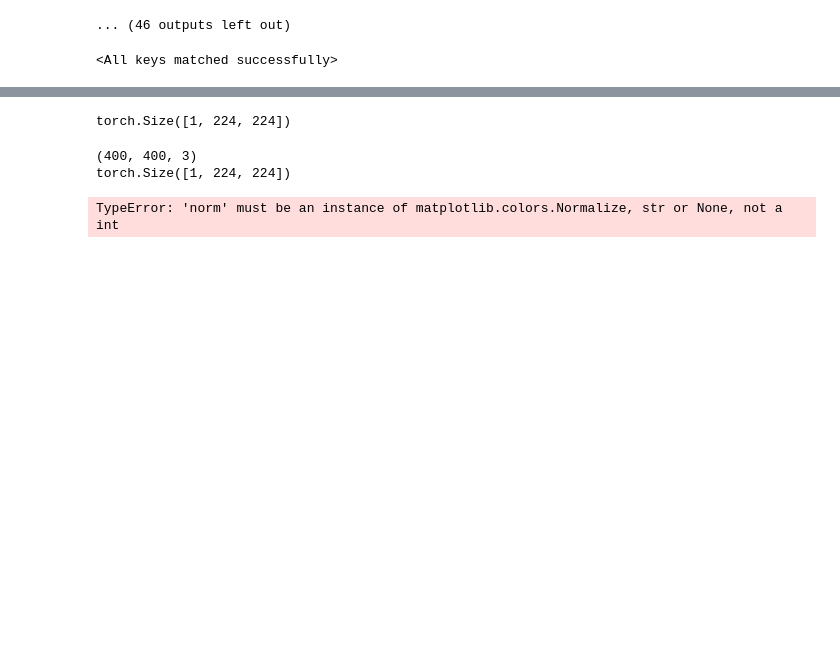
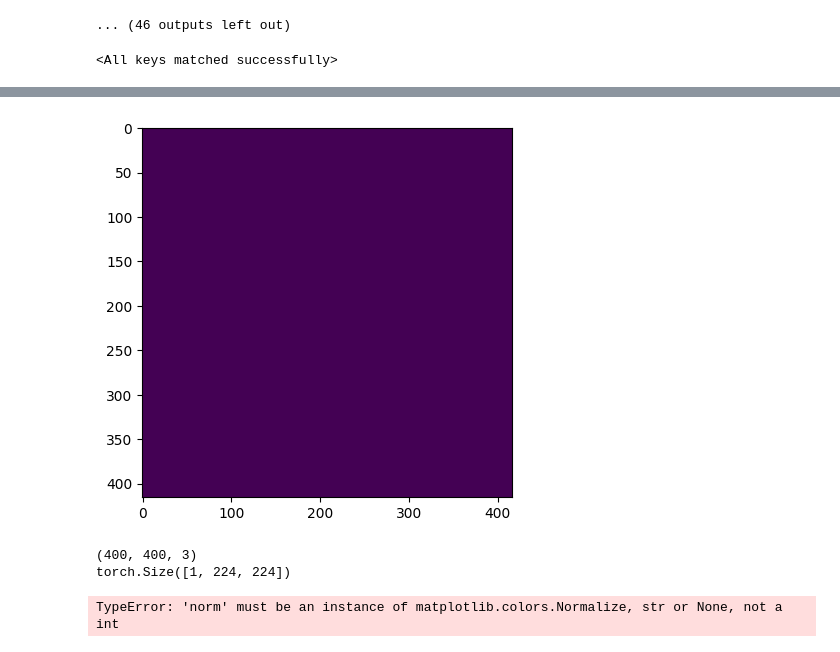
Before and after one commit to janulm/eth-cil-road-segmentation, a Jupyter notebook: simple_upp.ipynb, the cells around one changed output, grey strips where cells are left out. Saved outputs shown, nothing was run; the diff lists cells and outputs as text; code cells hidden in the pictures; blank space fills up the shorter version.

```diff
--- a/simple_upp.ipynb
+++ b/simple_upp.ipynb
@@ -241,6 +277,6 @@ NameError: name 'tqdm' is not defined
 # %%
 # Load the saved model for further training on the original dataset
-model.load_state_dict(torch.load("best_model_pre.pth"))
+model.load_state_dict(torch.load("best_model_pre_20.pth"))
 # %% [output]
 <All keys matched successfully>
 # %%
@@ -251,5 +287,5 @@ train_dataset, valid_dataset = random_split(original_data_set, [train_size, vali
 
 # Create new data loaders for the original dataset
 train_loader = DataLoader(train_dataset, batch_size=batch_size, shuffle=True)
-valid_loader = DataLoader(valid_dataset, batch_size=batch_size, shuffle=False)
+valid_loader = DataLoader(valid_dataset, batch_size=1, shuffle=False)
 # %%
@@ -357,6 +360,6 @@ submission_dataloader = DataLoader(submission_data_set, batch_size=30, shuffle=F
 # %%
 model.eval()
-pair = original_data_set[0]
+pair = valid_loader.dataset[0]
 pred = None
 with torch.no_grad():
     image = pair[0].unsqueeze(0).to(device)
@@ -370,3 +381,8 @@ NameError: name 'pred' is not defined
+# %%
+plt.imshow(torch.round(pred.squeeze())))
+plt.show()
+# %% [output]
+[figure, added]
 # %%
 import torch.nn as nn
 
@@ -380,11 +396,6 @@ with torch.no_grad():
         image = image.to(device)
         pred = model(image)
         predictions.append(pred.cpu())
-# %%
-print(predictions[0][0].shape)
-print(submission_dataloader[])
-# %% [output]
-torch.Size([1, 224, 224])
 # %%
 import matplotlib.pyplot as plt
 import numpy as np
```
Also changed, not shown: parts of 15 cells of this notebook.
